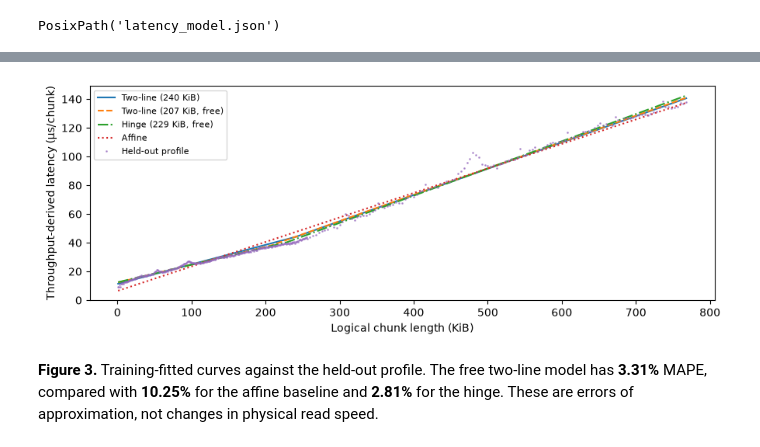
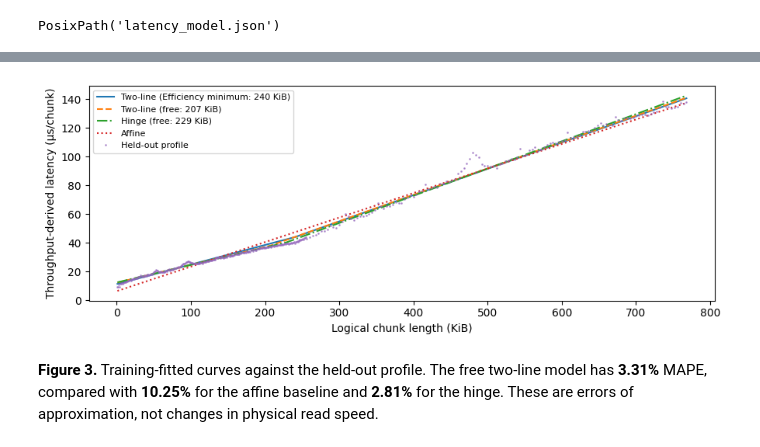
Before and after one commit to yabsed/vlm-in-flash, a Jupyter notebook: conclusion/python/results/01/01_chunk_latency.ipynb, the cells around one changed output, grey strips where cells are left out. Saved outputs shown, nothing was run; the diff lists cells and outputs as text; code cells hidden in the pictures.

```diff
--- a/conclusion/python/results/01/01_chunk_latency.ipynb
+++ b/conclusion/python/results/01/01_chunk_latency.ipynb
@@ -222,9 +233,9 @@ plt.show()
 # %%
-a, b, d = np.linalg.lstsq(X_h(h_star), T_train, rcond=None)[0]
+a, b, d = np.linalg.lstsq(X_hinge(z_hinge), T_train, rcond=None)[0]
 display(Markdown(
-    f"**Figure 2.** The two-line and hinge boundaries are **{s_star:g}** and "
-    f"**{h_star:g} KiB**, respectively. The hinge tail intercept is "
-    f"**{1000 * (a - d * h_star):.3f} µs**; the two-line tail intercept is zero. "
+    f"**Figure 2.** The two-line and hinge boundaries are **{z_two_line:g}** and "
+    f"**{z_hinge:g} KiB**, respectively. The hinge tail intercept is "
+    f"**{1000 * (a - d * z_hinge):.3f} µs**; the two-line tail intercept is zero. "
     f"Two-line boundaries from **{band.min():g}–{band.max():g} KiB** lie within 1% "
     "of minimum training RMSE. This is a sensitivity set, not a confidence interval."))
 # %% [output]
@@ -241,9 +252,19 @@ Measured sizes receive equal weight. The nominated boundaries were chosen after
 # %%
-predictions = {f"Two-line ({s} KiB)": T_s(s) for s in (240, 256, 230)}
-free_line = f"Two-line ({s_star:g} KiB, free)"
-free_hinge = f"Hinge ({h_star:g} KiB, free)"
-predictions[free_line] = T_s(s_star)
-predictions[free_hinge] = T_h(h_star)
+reported_lines = {
+    label: f"Two-line ({label}: {z_break:g} KiB)"
+    for label, z_break in reported_boundaries.items()
+}
+predictions = {
+    reported_lines[label]: T_two_line(z_break)
+    for label, z_break in reported_boundaries.items()
+}
+efficiency_line = reported_lines["Efficiency minimum"]
+throughput_99_line = reported_lines["99% throughput crossing"]
+hinge_breakpoint_line = reported_lines["Hinge breakpoint"]
+free_two_line = f"Two-line (free: {z_two_line:g} KiB)"
+free_hinge = f"Hinge (free: {z_hinge:g} KiB)"
+predictions[free_two_line] = T_two_line(z_two_line)
+predictions[free_hinge] = T_hinge(z_hinge)
 X_a = np.column_stack((np.ones_like(z), z))
 predictions["Affine"] = X_a @ np.linalg.lstsq(X_a, T_train, rcond=None)[0]
 # %% [markdown]
@@ -285,12 +306,15 @@ $$\widehat T_H(z)=12.430+0.121990z+0.067425(z-229)_+\quad\mu\mathrm{s},$$
 $$\widehat T_A(z)=6.408+0.170605z\quad\mu\mathrm{s}.$$
 # %%
 parameter_rows = []
-for boundary, name in [(240., "Two-line (240 KiB)"), (256., "Two-line (256 KiB)"),
-                       (230., "Two-line (230 KiB)"), (float(s_star), free_line)]:
-    c, d = nnls(X_s(boundary), T_train)[0]
+for label, boundary in reported_boundaries.items():
+    name = reported_lines[label]
+    c, d = nnls(X_two_line(boundary), T_train)[0]
     parameter_rows.append([name, boundary, 1000*d*boundary, 1000*c, 0., 1000*(c+d)])
-parameter_rows += [[free_hinge, float(h_star), 1000*ha, 1000*hb,
-                   1000*(ha-hd*h_star), 1000*(hb+hd)],
+c, d = nnls(X_two_line(z_two_line), T_train)[0]
+parameter_rows.append([free_two_line, float(z_two_line), 1000*d*z_two_line,
+                       1000*c, 0., 1000*(c+d)])
+parameter_rows += [[free_hinge, float(z_hinge), 1000*ha, 1000*hb,
+                   1000*(ha-hd*z_hinge), 1000*(hb+hd)],
                   ["Affine", np.nan, 1000*aa, 1000*ab, 1000*aa, 1000*ab]]
 parameters = pd.DataFrame(parameter_rows, columns=["Model", "Boundary (KiB)",
     "Short intercept (µs)", "Short slope (µs/KiB)", "Tail intercept (µs)",
@@ -342,17 +367,17 @@ comparison.round(3)
 | Affine | 3.826 | 3.855 | 10.254 |
 # %%
-main_models = ["Two-line (240 KiB)", free_line, free_hinge]
+main_models = [efficiency_line, free_two_line, free_hinge]
 plt.figure(figsize=(9, 3.5))
 for name, style in zip(main_models + ["Affine"], ["-", "--", "-.", ":"]):
     plt.plot(z, 1000 * predictions[name], style, label=name)
 plt.plot(z, 1000 * T_test, ".", ms=2, alpha=.6, label="Held-out profile")
 plt.xlabel("Logical chunk length (KiB)")
 plt.ylabel("Throughput-derived latency (µs/chunk)")
 plt.legend(fontsize=8)
 plt.tight_layout()
 plt.show()
 # %% [output]
-[figure, old version]
+[figure, new version]
 # %%
 display(Markdown(
     "**Figure 3.** Training-fitted curves against the held-out profile. "
```
Also changed, not shown: parts of 16 cells of this notebook, 4 other files.
